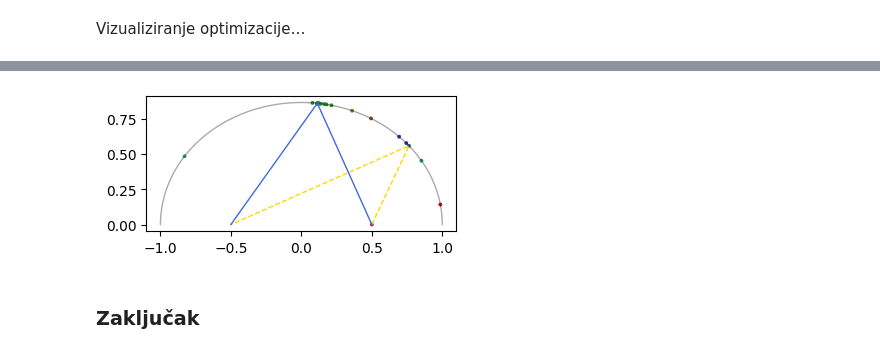
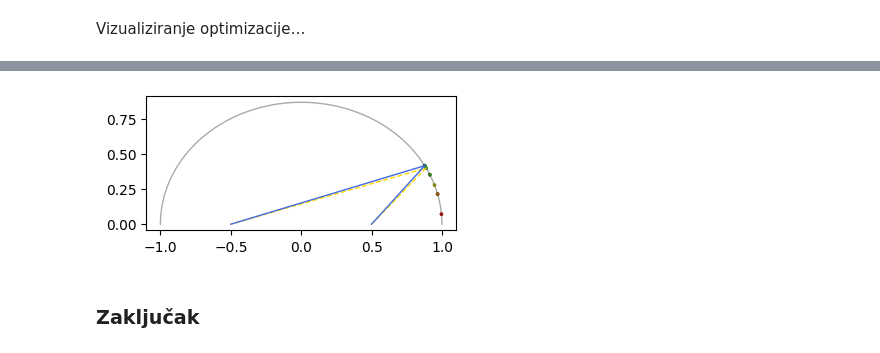
Before and after one commit to DavorPenzar/diplomski, a Jupyter notebook: code/Models.ipynb, the cells around one changed output, grey strips where cells are left out. Drawn from its saved outputs; the diff is of its cells as text; code cells hidden in the pictures.

```diff
--- a/code/Models.ipynb
+++ b/code/Models.ipynb
@@ -2833,7 +2833,7 @@ Definiranje funkcije za pojednostavljenje ispitivanja trokuta ispitivanjem jedne
 def angle_as_triangle (
     phi,
     fun,
-    a = 1.5,
+    a = 1.0,
     b = 0.8660254037844386467637231707529361834714026269051903140279034897,
     V_0 = np.array([0.5, 0.0], dtype = float, copy = True, order = 'C'),
     V_2 = np.array([-0.5, 0.0], dtype = float, copy = True, order = 'C')
@@ -3299,7 +3299,7 @@ Definiranje funkcije za konstruiranje gradijentalnih boja između *ciglasto crve
 # %%
 def intercolor (start, end, pos):
     """
-    Compute the RGB value of the position `pos` between `start` (brick red) and `end` (sea green).
+    Compute the RGB value of the position `pos` between `start` (fire brick) and `end` (sea green).
 
     The position is computed assuming the HSV codes progress linearly and
     periodically.
@@ -3319,23 +3319,26 @@ def intercolor (start, end, pos):
 
     """
 
-    # Define the RGB codes of the brick red and sea green colours.
-    brickred_rgb = (0.698, 0.133, 0.133)
+    # Define the RGB codes of the fire brick and sea green colours.
+    firebrick_rgb = (0.698, 0.133, 0.133)
     seagreen_rgb = (0.18, 0.545, 0.341)
 
-    # Compute the HSV codes of the brick red and sea green colours.
-    brickred_hsv = colorsys.rgb_to_hsv(*brickred_rgb)
+    # Compute the HSV codes of the fire brick and sea green colours.
+    firebrick_hsv = colorsys.rgb_to_hsv(*firebrick_rgb)
     seagreen_hsv = colorsys.rgb_to_hsv(*seagreen_rgb)
 
     # Compute the relative position of `pos`.
     q = float(pos - start) / float(end - start)
 
     # Compute the HSV code of the colour of the position `pos`.
-    hsv = [
-        brickred_hsv[0] + q * (1.0 + seagreen_hsv[0] - brickred_hsv[0]),
-        brickred_hsv[1] + q * (seagreen_hsv[1] - brickred_hsv[1]),
-        brickred_hsv[2] + q * (seagreen_hsv[2] - brickred_hsv[2])
-    ]
+    hsv = list(
+        firebrick_hsv[i] + q * (seagreen_hsv[i] - firebrick_hsv[i])
+            for i in six.moves.range(3)
+    )
+    try:
+        del i
+    except (NameError, UnboundLocalError):
+        pass
 
     # Free the memory.
     del q
@@ -4764,6 +4779,10 @@ col = np.array(
     copy = True,
     order = 'C'
 )
+try:
+    del i
+except (NameError, UnboundLocalError):
+    pass
 
 # Plot the semiellipse.
 ax.plot(
@@ -4791,34 +4810,34 @@ ax.plot(
     T[0:5:2],
     T[1:6:2],
     color = 'royalblue',
     marker = 'None',
     linestyle = '-',
     linewidth = 1.0
 )
 
 # Plot attempted vertices coloured by their eigenvalues.
 ax.scatter(
     cnn_trace['vertices'][:, 1, 0],
     cnn_trace['vertices'][:, 1, 1],
     s = 10.0,
     c = col,
     marker = '.'
 )
 
 # Save the figure.
 fig.savefig(
     'convolutional_neural_network_minimisation_vertices.pdf',
     bbox_inches = 'tight'
 )
 
 # Free the memory.
 del theta
 del col
 
 # Show the plot.
 plt.show()
 # %% [output]
-[figure, old version]
+[figure, new version]
 # %%
 # Free the memory.
 del fig
```
Also changed, not shown: parts of 22 cells of this notebook.
